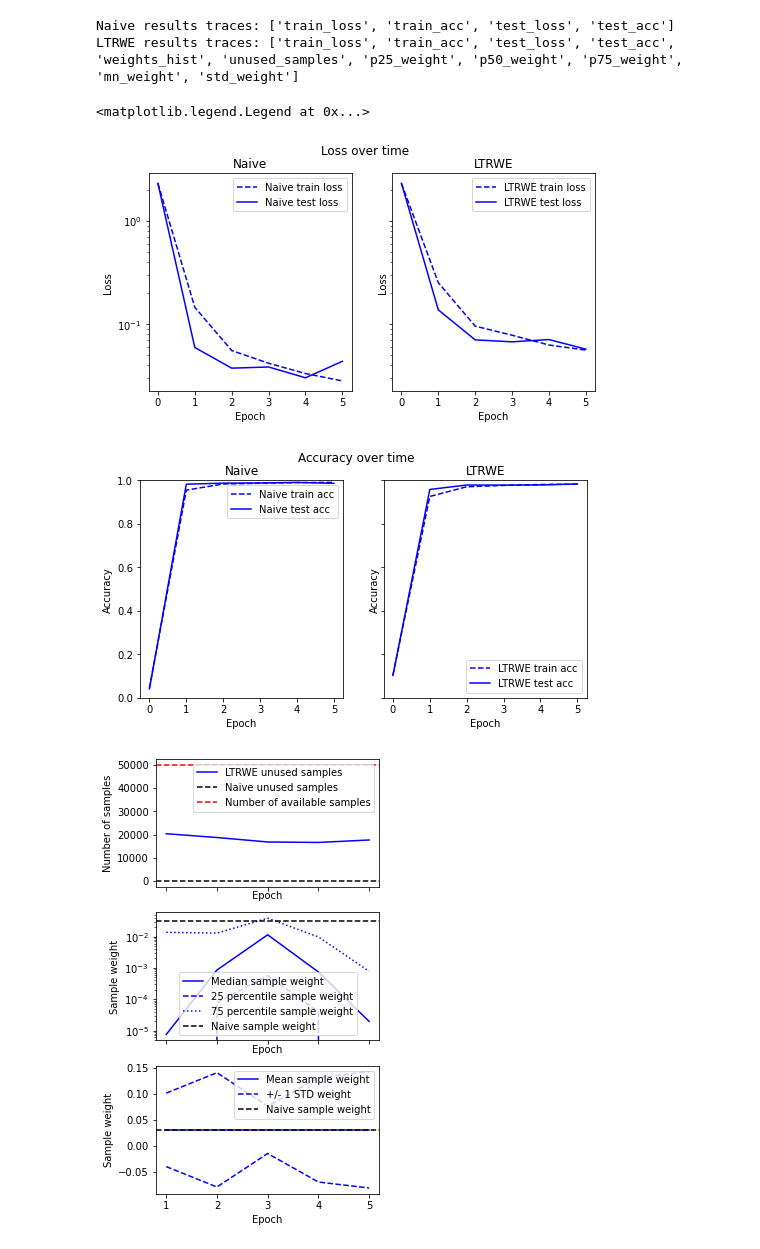
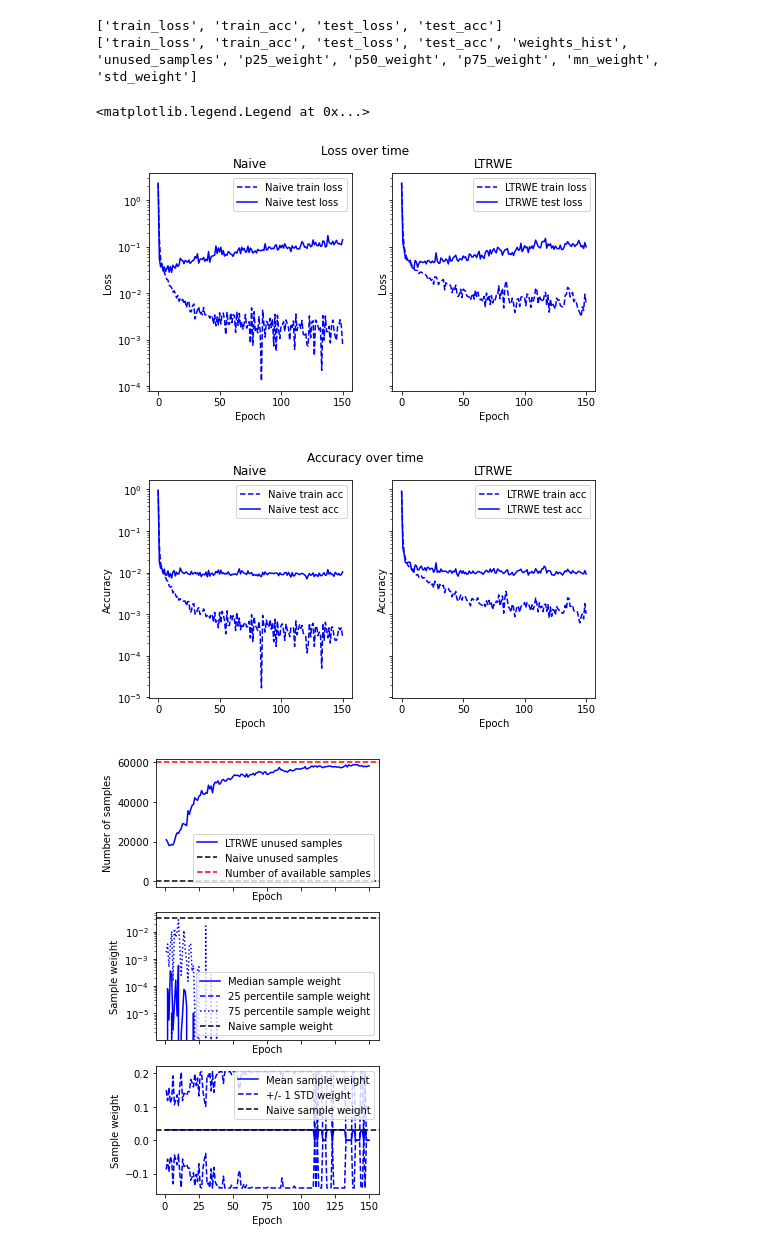
Before and after one commit to jimgammell/ece595ml_project, a Jupyter notebook: display_results.ipynb, the cells around one changed output. Saved outputs shown, nothing was run; the diff lists cells and outputs as text; code cells hidden in the pictures.

Commit message:
Finished trials on clean dataset. Some interesting results. Going to try allowing for smaller-magnitude corrections when fewer examples are used.

```diff
--- a/display_results.ipynb
+++ b/display_results.ipynb
@@ -5,12 +6,12 @@ from matplotlib import pyplot as plt
 
 results_path = os.path.join('.', 'results')
 # %%
-with open(os.path.join(results_path, 'results_MNIST_naive.pickle'), 'rb') as F:
+with open(os.path.join(results_path, 'clean_dataset_trial', 'results_MNIST_naive.pickle'), 'rb') as F:
     naive_results = pickle.load(F)
-print('Naive results traces: {}'.format([key for key in naive_results.keys()]))
-with open(os.path.join(results_path, 'results_MNIST_ltrwe.pickle'), 'rb') as F:
+with open(os.path.join(results_path, 'clean_dataset_trial', 'results_MNIST_ltrwe.pickle'), 'rb') as F:
     ltrwe_results = pickle.load(F)
-print('LTRWE results traces: {}'.format([key for key in ltrwe_results.keys()]))
+print([k for k in naive_results.keys()])
+print([k for k in ltrwe_results.keys()])
 
 (fig, ax) = plt.subplots(1, 2, sharex=True, sharey=True, figsize=(8, 4))
 ax[0].plot(*naive_results['train_loss'], color='blue', linestyle='--', label='Naive train loss')
@@ -30,48 +31,52 @@ ax[0].legend()
 ax[1].legend()
 
 (fig, ax) = plt.subplots(1, 2, sharex=True, sharey=True, figsize=(8, 4))
-ax[0].plot(*naive_results['train_acc'], color='blue', linestyle='--', label='Naive train acc')
-ax[0].plot(*naive_results['test_acc'], color='blue', linestyle='-', label='Naive test acc')
-ax[1].plot(*ltrwe_results['train_acc'], color='blue', linestyle='--', label='LTRWE train acc')
-ax[1].plot(*ltrwe_results['test_acc'], color='blue', linestyle='-', label='LTRWE test acc')
-ax[0].set_ylim(0, 1)
-ax[1].set_ylim(0, 1)
+naive_train_error = 1-np.array(naive_results['train_acc'][1])
+naive_test_error = 1-np.array(naive_results['test_acc'][1])
+ltrwe_train_error = 1-np.array(ltrwe_results['train_acc'][1])
+ltrwe_test_error = 1-np.array(ltrwe_results['test_acc'][1])
+ax[0].plot(naive_results['train_acc'][0], naive_train_error, color='blue', linestyle='--', label='Naive train acc')
+ax[0].plot(naive_results['test_acc'][0], naive_test_error, color='blue', linestyle='-', label='Naive test acc')
+ax[1].plot(ltrwe_results['train_acc'][0], ltrwe_train_error, color='blue', linestyle='--', label='LTRWE train acc')
+ax[1].plot(ltrwe_results['test_acc'][0], ltrwe_test_error, color='blue', linestyle='-', label='LTRWE test acc')
+ax[0].set_yscale('log')
+ax[1].set_yscale('log')
 ax[0].set_ylabel('Accuracy')
 ax[1].set_ylabel('Accuracy')
 ax[0].set_xlabel('Epoch')
 ax[1].set_xlabel('Epoch')
 ax[0].set_title('Naive')
 ax[1].set_title('LTRWE')
 fig.suptitle('Accuracy over time')
 ax[0].legend()
 ax[1].legend()
 
 (fig, ax) = plt.subplots(3, 1, sharex=True, figsize=(4, 8))
 ax[0].plot(*ltrwe_results['unused_samples'], color='blue', linestyle='-', label='LTRWE unused samples')
 ax[0].axhline(0, linestyle='--', color='black', label='Naive unused samples')
-ax[0].axhline(50000, linestyle='--', color='red', label='Number of available samples')
+ax[0].axhline(60000, linestyle='--', color='red', label='Number of available samples')
 ax[0].set_xlabel('Epoch')
 ax[0].set_ylabel('Number of samples')
 ax[0].legend()
 ax[1].plot(*ltrwe_results['p50_weight'], linestyle='-', color='blue', label='Median sample weight')
 ax[1].plot(*ltrwe_results['p25_weight'], linestyle='--', color='blue', label='25 percentile sample weight')
 ax[1].plot(*ltrwe_results['p75_weight'], linestyle=':', color='blue', label='75 percentile sample weight')
 ax[1].axhline(1/32, linestyle='--', color='black', label='Naive sample weight')
 ax[1].set_xlabel('Epoch')
 ax[1].set_ylabel('Sample weight')
 ax[1].legend()
 ax[1].set_yscale('log')
 ax[2].plot(*ltrwe_results['mn_weight'], linestyle='-', color='blue', label='Mean sample weight')
 ax[2].plot(ltrwe_results['mn_weight'][0], [wm-ws for wm, ws in zip(ltrwe_results['mn_weight'][1], ltrwe_results['std_weight'][1])], linestyle='--', color='blue', label='+/- 1 STD weight')
 ax[2].plot(ltrwe_results['mn_weight'][0], [wm+ws for wm, ws in zip(ltrwe_results['mn_weight'][1], ltrwe_results['std_weight'][1])], linestyle='--', color='blue')
 ax[2].axhline(1/32, linestyle='--', color='black', label='Naive sample weight')
 ax[2].set_xlabel('Epoch')
 ax[2].set_ylabel('Sample weight')
 ax[2].legend()
 # %% [output]
-Naive results traces: ['train_loss', 'train_acc', 'test_loss', 'test_acc']
-LTRWE results traces: ['train_loss', 'train_acc', 'test_loss', 'test_acc', 'weights_hist', 'unused_samples', 'p25_weight', 'p50_weight', 'p75_weight', 'mn_weight', 'std_weight']
+['train_loss', 'train_acc', 'test_loss', 'test_acc']
+['train_loss', 'train_acc', 'test_loss', 'test_acc', 'weights_hist', 'unused_samples', 'p25_weight', 'p50_weight', 'p75_weight', 'mn_weight', 'std_weight']
 <matplotlib.legend.Legend at 0x...>
-[figure, old version]
+[figure, new version]
-[figure, old version]
+[figure, new version]
-[figure, old version]
+[figure, new version]
```
Also changed, not shown: parts of 2 cells of this notebook, 4 other files.
